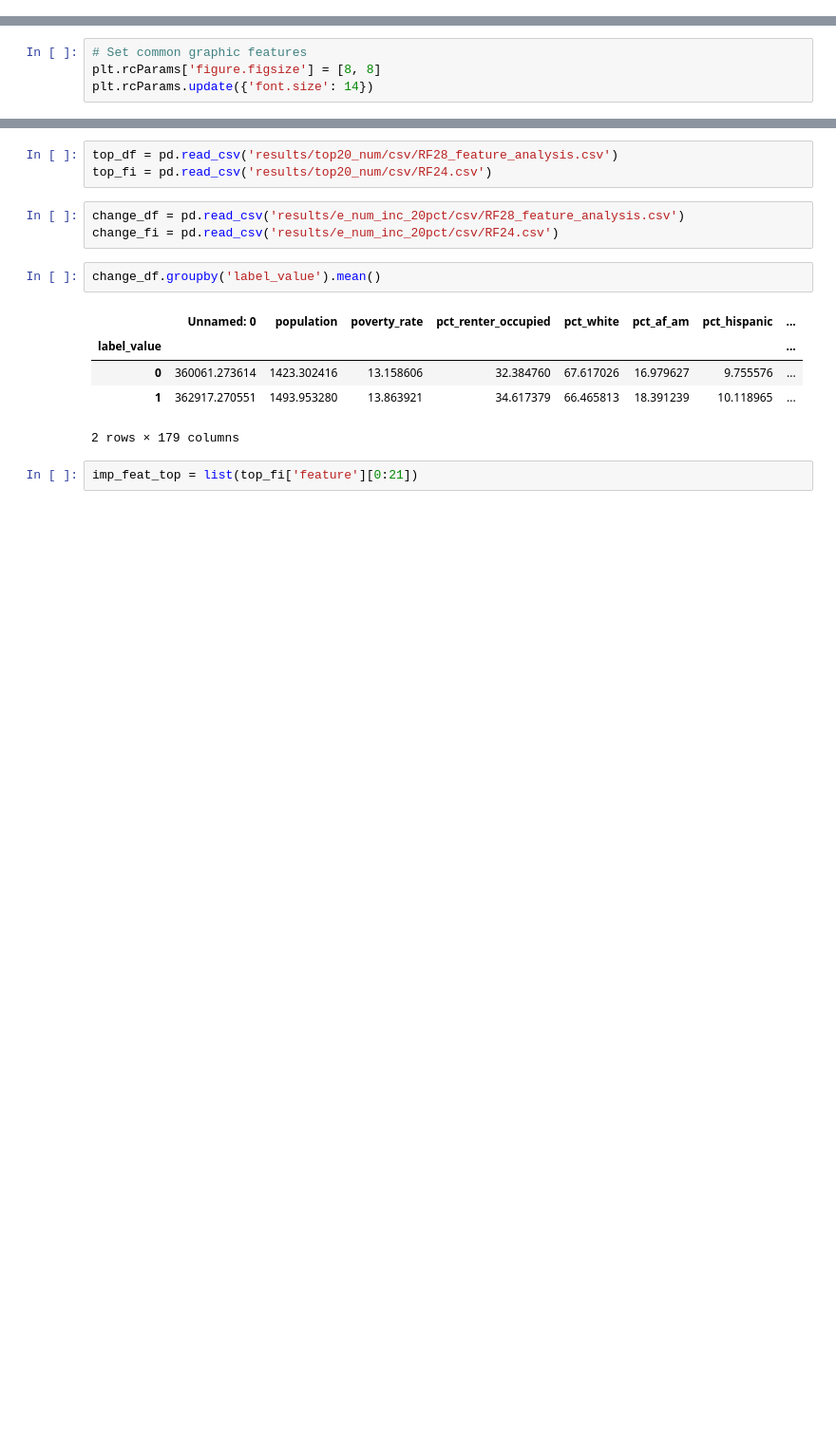
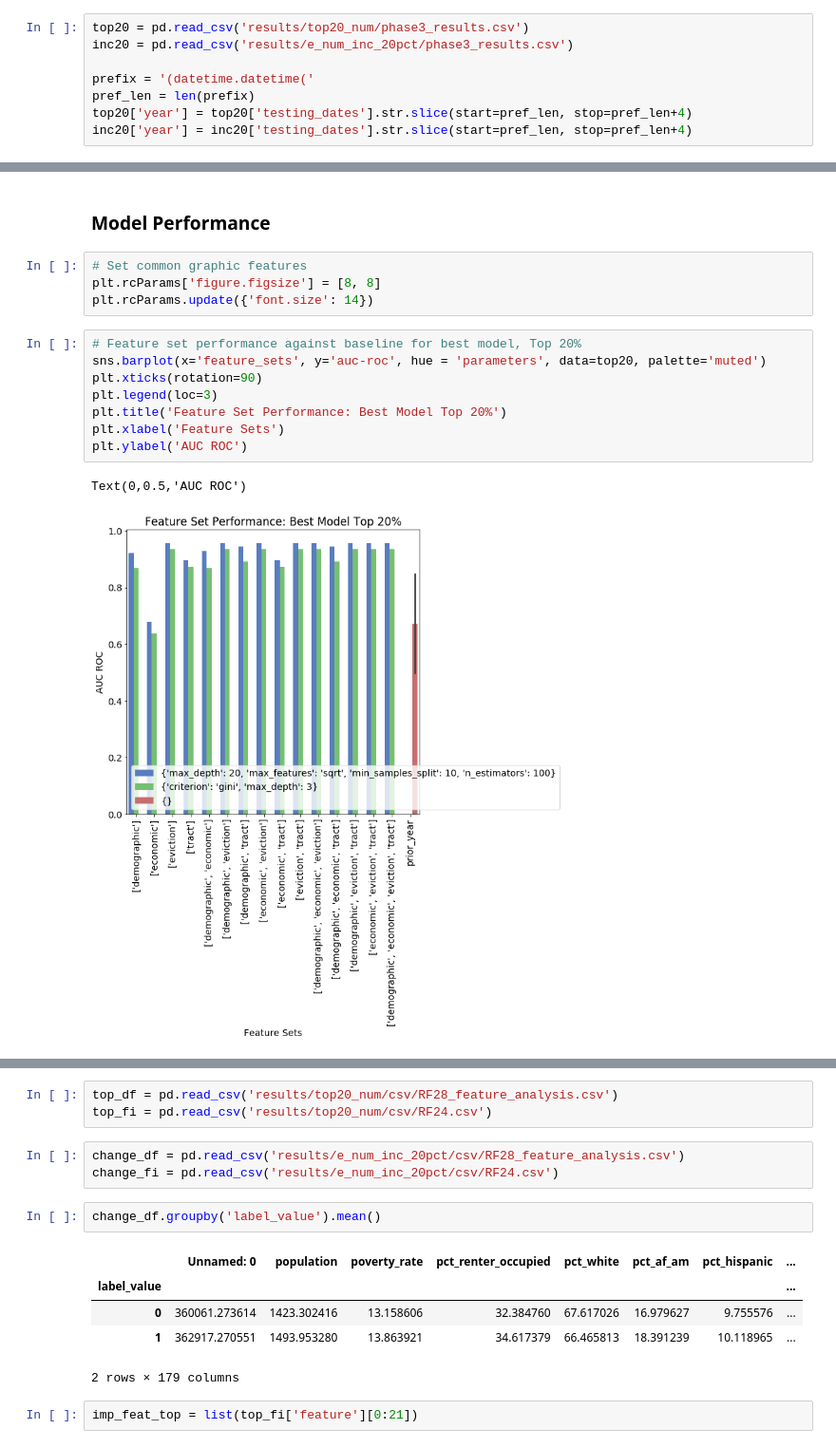
Before and after one commit to justincohler/evictions-learn, a Jupyter notebook: src/Phase III Analysis.ipynb, the cells around one changed output, grey strips where cells are left out. Shown: that part at 95% size. Cells and saved outputs as stored; diff of their text form; blank space fills up the shorter version.

Commit message:
udpates to phase III analysis notebook

```diff
--- a/src/Phase III Analysis.ipynb
+++ b/src/Phase III Analysis.ipynb
@@ -5,0 +21,8 @@ import seaborn as sns
+# %%
+top20 = pd.read_csv('results/top20_num/phase3_results.csv')
+inc20 = pd.read_csv('results/e_num_inc_20pct/phase3_results.csv')
+
+prefix = '(datetime.datetime('
+pref_len = len(prefix)
+top20['year'] = top20['testing_dates'].str.slice(start=pref_len, stop=pref_len+4)
+inc20['year'] = inc20['testing_dates'].str.slice(start=pref_len, stop=pref_len+4)
@@ -6,4 +71,17 @@ import seaborn as sns
+# %% [markdown]
+### Model Performance
 # %%
 # Set common graphic features
 plt.rcParams['figure.figsize'] = [8, 8]
 plt.rcParams.update({'font.size': 14})
+# %%
+# Feature set performance against baseline for best model, Top 20%
+sns.barplot(x='feature_sets', y='auc-roc', hue = 'parameters', data=top20, palette='muted')
+plt.xticks(rotation=90)
+plt.legend(loc=3)
+plt.title('Feature Set Performance: Best Model Top 20%')
+plt.xlabel('Feature Sets')
+plt.ylabel('AUC ROC')
+# %% [output]
+Text(0,0.5,'AUC ROC')
+[figure, added]
```
Also changed, not shown: parts of 21 cells of this notebook.
